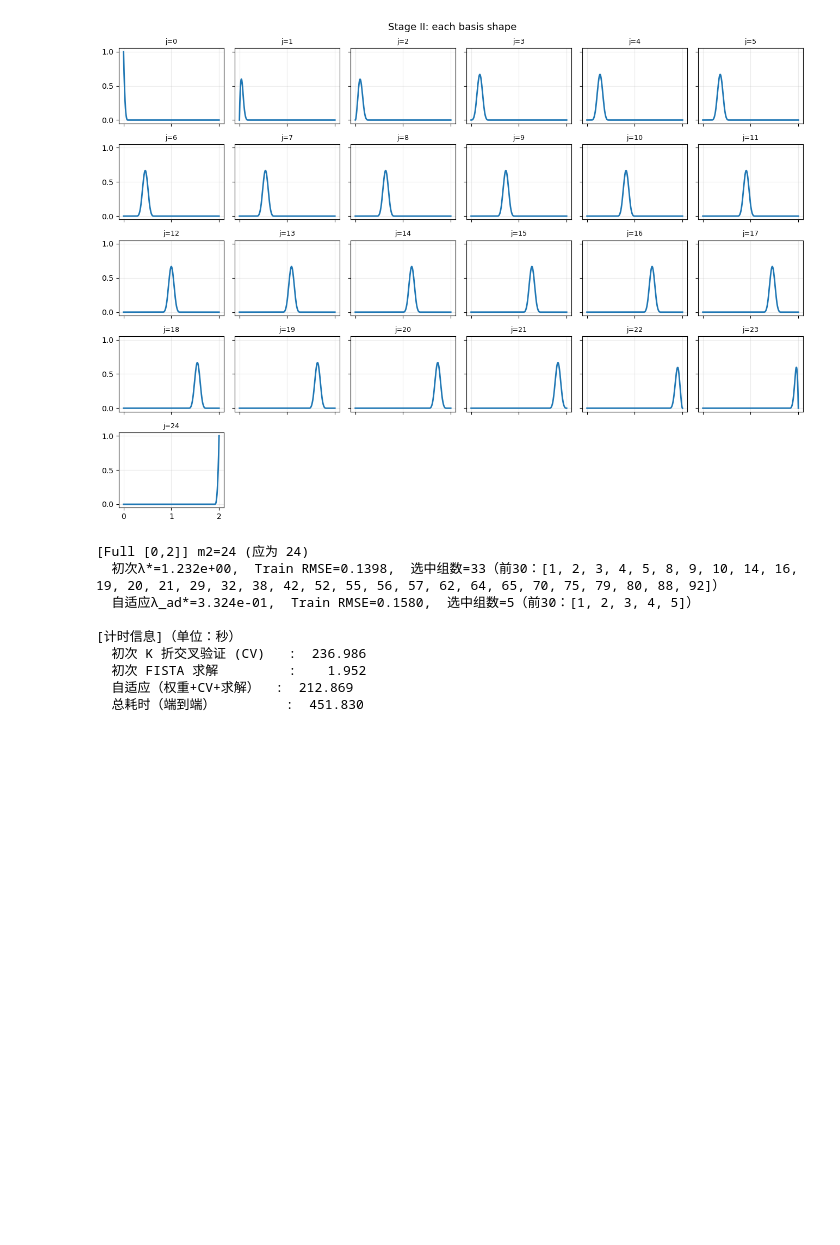
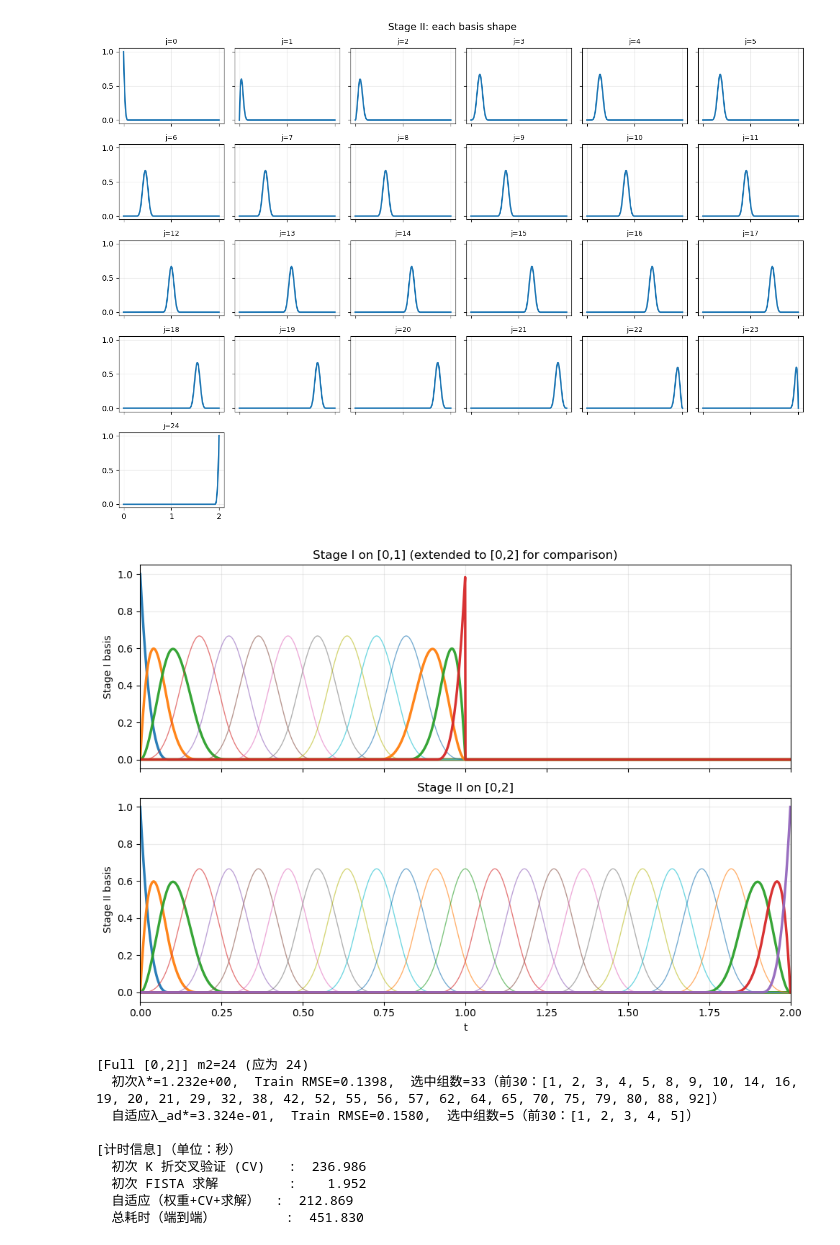
Before and after one commit to nidhogghs/spline, a Jupyter notebook: ED_spline.ipynb, the cells around one changed output. Drawn from its saved outputs; the diff is of its cells as text; code cells hidden in the pictures; blank space fills up the shorter version.

```diff
--- a/ED_spline.ipynb
+++ b/ED_spline.ipynb
@@ -825,6 +1269,47 @@ plot_basis_gallery(x2, B2, title="Stage II: each basis shape", cols=6)
 [figure]
 [figure]
 [figure]
+# %%
+# ===================== 统一尺度对比图：Stage I vs Stage II =====================
+# 用同一条网格 [0,2] 计算两个阶段的基函数
+x_common = np.linspace(0, 2, 2000)
+B1_on02 = bspline_design_matrix(x_common, knots1, k)  # Stage I 在 [1,2] 处自然全是 0
+B2_on02 = bspline_design_matrix(x_common, knots2, k)  # Stage II 原本就定义在 [0,2]
+
+# 高亮索引（沿用你之前的规则）
+highlight1 = set(range(0, 3)) | set(range(m1 - 3, m1))
+highlight2 = set(range(0, 3)) | set(range(m2 - 3, m2))
+
+fig, axes = plt.subplots(2, 1, figsize=(10, 7), sharex=True)
+
+# ---------- 上图：Stage I 基函数（定义在 [0,1]，但画在 [0,2] 上） ----------
+ax1 = axes[0]
+for j in range(B1_on02.shape[1]):
+    lw = 2.5 if j in highlight1 else 1.0
+    alpha = 0.95 if j in highlight1 else 0.6
+    ax1.plot(x_common, B1_on02[:, j], lw=lw, alpha=alpha)
+ax1.set_ylabel("Stage I basis")
+ax1.set_title("Stage I on [0,1] (extended to [0,2] for comparison)")
+ax1.grid(alpha=0.25)
+
+# ---------- 下图：Stage II 基函数（定义在 [0,2]） ----------
+ax2 = axes[1]
+for j in range(B2_on02.shape[1]):
+    lw = 2.5 if j in highlight2 else 1.0
+    alpha = 0.95 if j in highlight2 else 0.6
+    ax2.plot(x_common, B2_on02[:, j], lw=lw, alpha=alpha)
+ax2.set_xlabel("t")
+ax2.set_ylabel("Stage II basis")
+ax2.set_title("Stage II on [0,2]")
+ax2.grid(alpha=0.25)
+
+# 统一横轴范围为 [0,2]，实现同尺度对比
+axes[0].set_xlim(0, 2)
+
+plt.tight_layout()
+plt.show()
+# %% [output]
+[figure, added]
 # %%
 # ============================ 全量训练 + Adaptive：在 [0,2] 上一次性拟合 ============================
 import time
```
Also changed, not shown: parts of 2 cells of this notebook, 1 other file.
